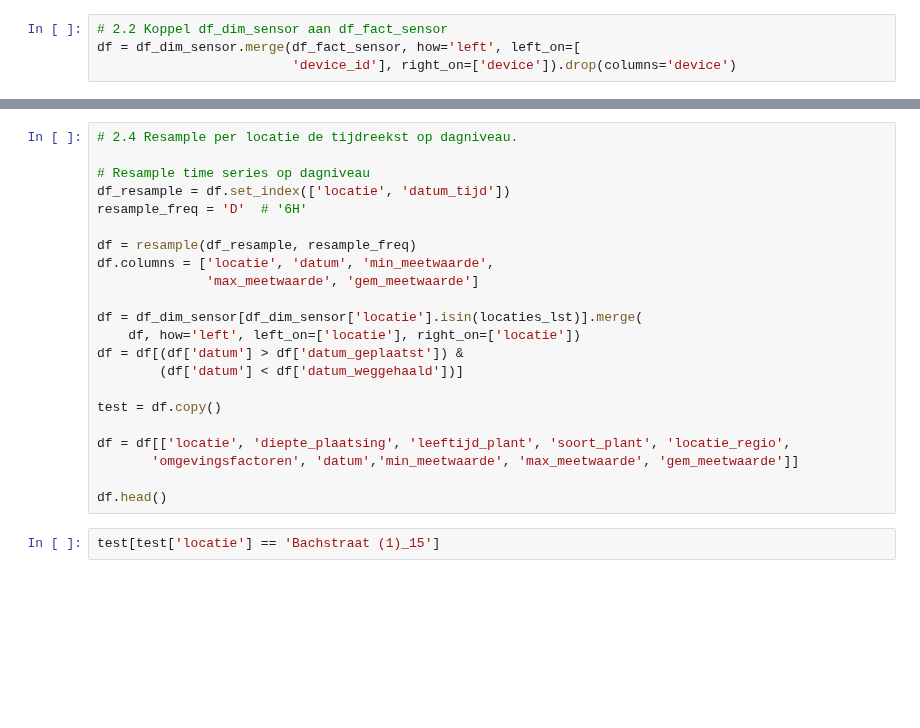
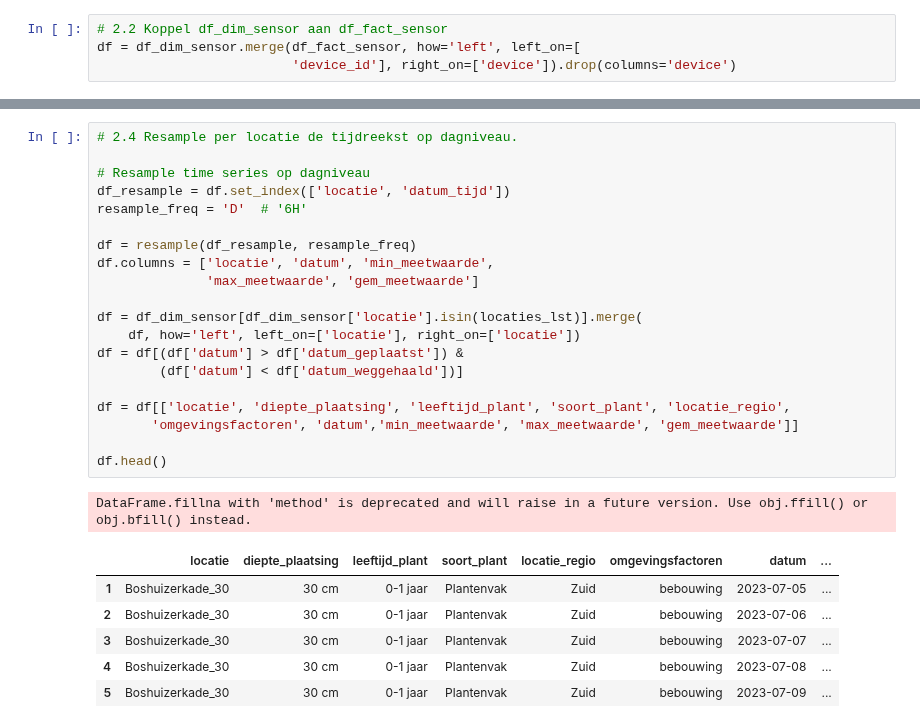
Before and after one commit to ctessels/leiden_water_in_the_cloud, a Jupyter notebook: src/sensor_data_prep.ipynb, the cells around one changed output, grey strips where cells are left out. Saved outputs shown, nothing was run; the diff lists cells and outputs as text; blank space fills up the shorter version.

```diff
--- a/src/sensor_data_prep.ipynb
+++ b/src/sensor_data_prep.ipynb
@@ -152,27 +297,31 @@ display(df.tail(5))
 # %%
 # 2.4 Resample per locatie de tijdreekst op dagniveau.
 
 # Resample time series op dagniveau
 df_resample = df.set_index(['locatie', 'datum_tijd'])
 resample_freq = 'D'  # '6H'
 
 df = resample(df_resample, resample_freq)
 df.columns = ['locatie', 'datum', 'min_meetwaarde',
               'max_meetwaarde', 'gem_meetwaarde']
 
 df = df_dim_sensor[df_dim_sensor['locatie'].isin(locaties_lst)].merge(
     df, how='left', left_on=['locatie'], right_on=['locatie'])
 df = df[(df['datum'] > df['datum_geplaatst']) &
         (df['datum'] < df['datum_weggehaald'])]
 
-test = df.copy()
-
 df = df[['locatie', 'diepte_plaatsing', 'leeftijd_plant', 'soort_plant', 'locatie_regio',
        'omgevingsfactoren', 'datum','min_meetwaarde', 'max_meetwaarde', 'gem_meetwaarde']]
 
 df.head()
+# %% [output]
+DataFrame.fillna with 'method' is deprecated and will raise in a future version. Use obj.ffill() or obj.bfill() instead.
+|  | locatie | diepte_plaatsing | leeftijd_plant | soort_plant | locatie_regio | omgevingsfactoren | datum | ... |
+| 1 | Boshuizerkade_30 | 30 cm | 0-1 jaar | Plantenvak | Zuid | bebouwing | 2023-07-05 | ... |
+| 2 | Boshuizerkade_30 | 30 cm | 0-1 jaar | Plantenvak | Zuid | bebouwing | 2023-07-06 | ... |
+| 3 | Boshuizerkade_30 | 30 cm | 0-1 jaar | Plantenvak | Zuid | bebouwing | 2023-07-07 | ... |
+| 4 | Boshuizerkade_30 | 30 cm | 0-1 jaar | Plantenvak | Zuid | bebouwing | 2023-07-08 | ... |
+| 5 | Boshuizerkade_30 | 30 cm | 0-1 jaar | Plantenvak | Zuid | bebouwing | 2023-07-09 | ... |
-# %%
-test[test['locatie'] == 'Bachstraat (1)_15']
 # %%
 # Step 1: Filter df_KNMI to include only data after January 1, 2022
 df_weerdata = df_KNMI[df_KNMI['datum'] > '2022-01-01']
```
Also changed, not shown: parts of 9 cells of this notebook, 6 other files.
